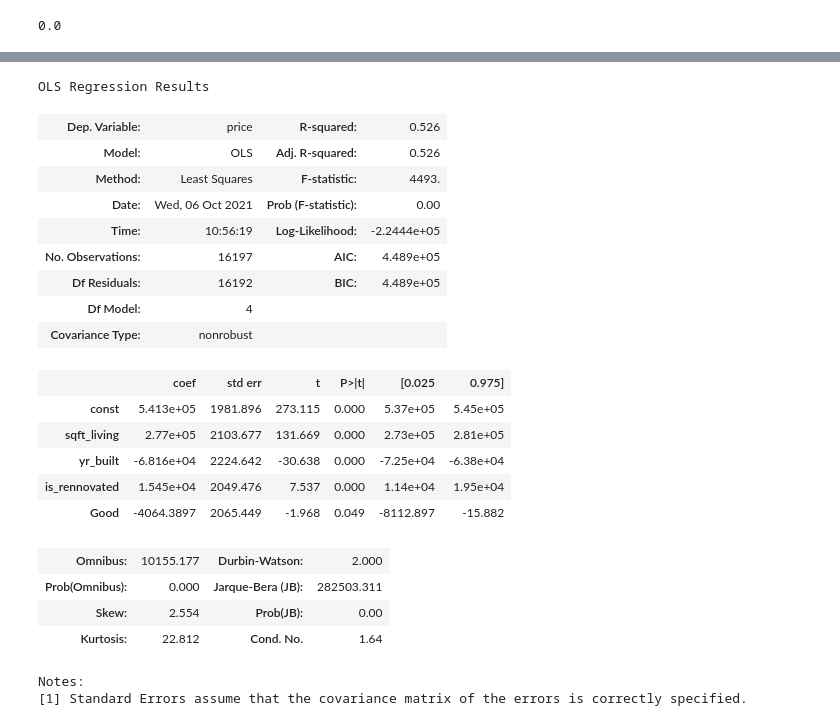
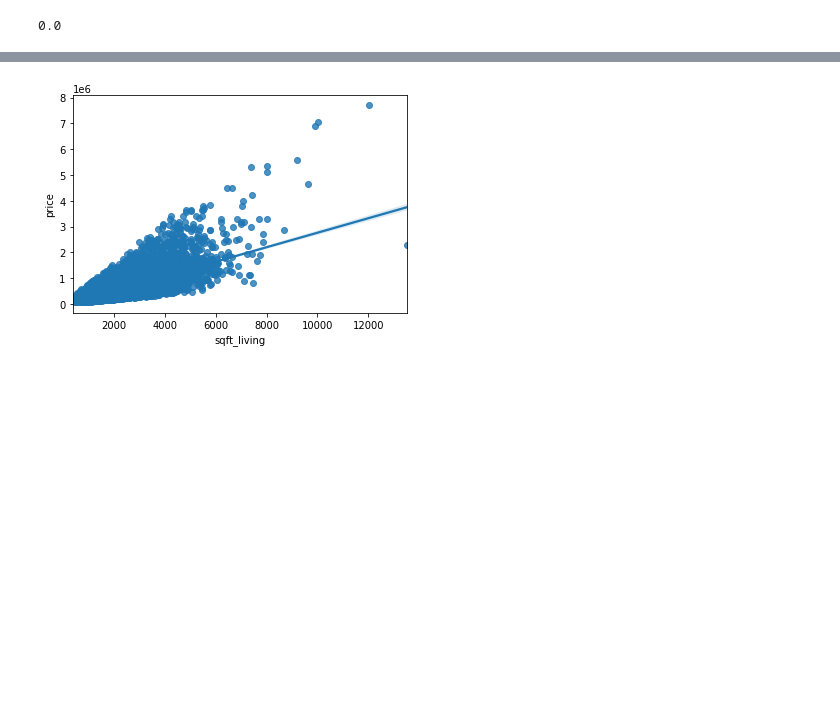
Before and after one commit to 281clo/King_County_House_Data_Analysis, a Jupyter notebook: Project.ipynb, the cells around one changed output, grey strips where cells are left out. Saved outputs shown, nothing was run; the diff lists cells and outputs as text; code cells hidden in the pictures; blank space fills up the shorter version.

Commit message:
Add visuals and Markdowns

```diff
--- a/Project.ipynb
+++ b/Project.ipynb
@@ -404 +381,5 @@ dummy_regr.score(X_train, y_train)
+# %%
+sns.regplot(x='sqft_living', y='price', data=df);
+# %% [output]
+[figure, added]
 # %%
@@ -410,27 +388,0 @@ X_model_scaled = (X_model - np.mean(X_model)) / np.std(X_model)
-# %%
-X_int = sm.add_constant(X_model_scaled)
-mod = sm.OLS(y_train, X_int).fit()
-mod.summary()
-# %% [output]
-OLS Regression Results
-| Dep. Variable: | price | R-squared: | 0.526 |
-| Model: | OLS | Adj. R-squared: | 0.526 |
-| Method: | Least Squares | F-statistic: | 4493. |
-| Date: | Wed, 06 Oct 2021 | Prob (F-statistic): | 0.00 |
-| Time: | 10:56:19 | Log-Likelihood: | -2.2444e+05 |
-| No. Observations: | 16197 | AIC: | 4.489e+05 |
-| Df Residuals: | 16192 | BIC: | 4.489e+05 |
-| Df Model: | 4 |  |  |
-| Covariance Type: | nonrobust |  |  |
-|  | coef | std err | t | P>|t| | [0.025 | 0.975] |
-| const | 5.413e+05 | 1981.896 | 273.115 | 0.000 | 5.37e+05 | 5.45e+05 |
-| sqft_living | 2.77e+05 | 2103.677 | 131.669 | 0.000 | 2.73e+05 | 2.81e+05 |
-| yr_built | -6.816e+04 | 2224.642 | -30.638 | 0.000 | -7.25e+04 | -6.38e+04 |
-| is_rennovated | 1.545e+04 | 2049.476 | 7.537 | 0.000 | 1.14e+04 | 1.95e+04 |
-| Good | -4064.3897 | 2065.449 | -1.968 | 0.049 | -8112.897 | -15.882 |
-| Omnibus: | 10155.177 | Durbin-Watson: | 2.000 |
-| Prob(Omnibus): | 0.000 | Jarque-Bera (JB): | 282503.311 |
-| Skew: | 2.554 | Prob(JB): | 0.00 |
-| Kurtosis: | 22.812 | Cond. No. | 1.64 |
-Notes:
-[1] Standard Errors assume that the covariance matrix of the errors is correctly specified.
```
Also changed, not shown: parts of 52 cells of this notebook, 4 other files.
